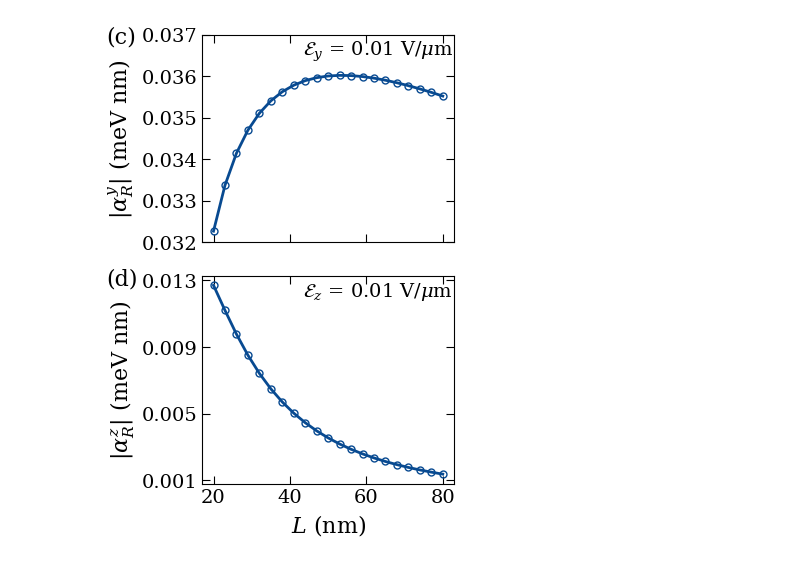
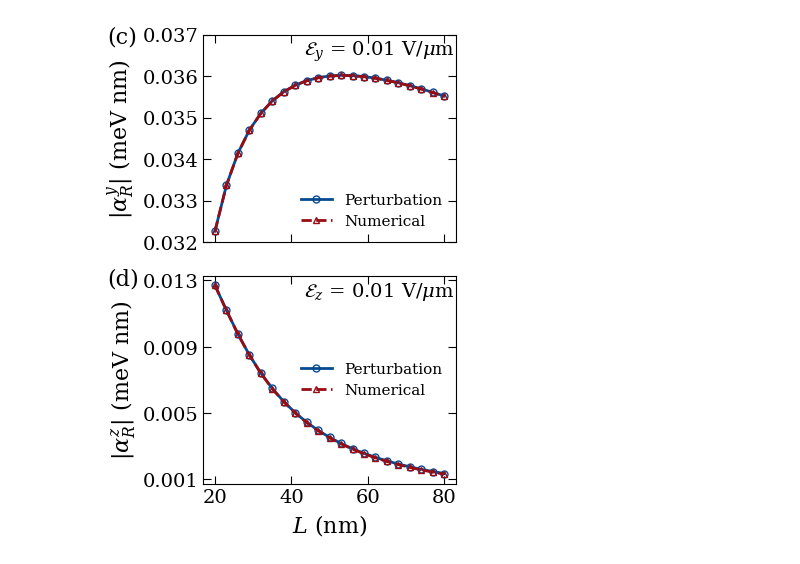
Before and after one commit to anirban8653/2H_Ge, a Jupyter notebook: weak_field/Rashba_modulation_Fig_9/plot_L_sweep.ipynb, the cells around one changed output. Cells and saved outputs as stored; diff of their text form; code cells hidden in the pictures.

```diff
--- a/weak_field/Rashba_modulation_Fig_9/plot_L_sweep.ipynb
+++ b/weak_field/Rashba_modulation_Fig_9/plot_L_sweep.ipynb
@@ -31,11 +31,23 @@ Ef_z = 0.1e-5
 # ==================================================
 # Load data
 # ==================================================
+filename_y_num = f"numerical_splitting_E_0.01_N100_y.dat"
+filename_z_num = f"numerical_splitting_N100_L800.0_z.dat"
+
 filename_y = f"Pymablock_Y_kx{kx_y}_E_{(Ef_y*10000):.3f}_N{N_y}.dat"
 filename_z = f"Pymablock_Z_kx{kx_z}_E_{(Ef_z*10000):.3f}_N{N_z}.dat"
 
 data_y = np.loadtxt(filename_y, comments="#")
 data_z = np.loadtxt(filename_z, comments="#")
+
+data_y_num = np.loadtxt(filename_y_num, comments="#")
+data_z_num = np.loadtxt(filename_z_num, comments="#")
+
+splitting_y_num = data_y_num[:, 3]
+splitting_z_num = data_z_num[:, 3]
+
+alpha_y_num = splitting_y_num / (2 * kx_y * 1e4)   #meV nm
+alpha_z_num = splitting_z_num / (2 * kx_z * 1e4)   #meV nm
 
 L_y_nm = data_y[:, 0]
 alpha_y_eVA = data_y[:, 1]
@@ -59,11 +71,23 @@ ax1.plot(
     alpha_y_meV_nm,
     'o-',
     color=blue_colors[2],
-    label=r"$\alpha_y$",
+    label="Perturbation",
     linewidth=2,
     markersize=5,
     markerfacecolor='None'
 )
+
+ax1.plot(
+    L_y_nm,
+    np.abs(alpha_y_num),
+    '^--',
+    color=red_colors[2],
+    label="Numerical",
+    linewidth=2,
+    markersize=5,
+    markerfacecolor='None'
+)
+
 ax1.set_ylabel(r"$|\alpha_R^y|$ (meV nm)", fontsize=16)
 
 # --- Right Plot: Z Direction ---
@@ -72,7 +96,17 @@ ax2.plot(
     alpha_z_meV_nm,
     'o-',
     color=blue_colors[2],
-    label=r"$\alpha_z$",
+    label="Perturbation",
+    linewidth=2,
+    markersize=5,
+    markerfacecolor='None'
+)
+ax2.plot(
+    L_z_nm,
+    np.abs(alpha_z_num),
+    '^--',
+    color=red_colors[2],
+    label="Numerical",
     linewidth=2,
     markersize=5,
     markerfacecolor='None'
@@ -85,39 +119,40 @@ for ax in [ax1, ax2]:
     ax.tick_params(direction='in', length=6, width=0.8,
                    top=True, right=True, labelsize=14)
     ax.set_xticks([20, 40, 60, 80])
+    ax.legend(fontsize=11, frameon=False, loc="best")
 ax2.set_xlabel(r"$L$ (nm)", fontsize=16)
 # Optional fixed y-ticks, adjust/remove depending on your data range
 ax1.set_yticks([0.032, 0.033, 0.034, 0.035, 0.036, 0.037])
 ax2.set_yticks([0.001, 0.005, 0.009, 0.013])
 
 # --- Text annotations ---
 ax1.text(0.4, 0.90,
          r"$\mathcal{E}_y$ = " + f"{Ef_y*10000:.2f}" + r" V/$\mu$m",
          transform=ax1.transAxes, fontsize=14)
 # ax1.text(0.4, 0.80,
 #          r"$k_x$ = " + f"{kx_y}" + r" $\AA^{-1}$",
 #          transform=ax1.transAxes, fontsize=14)
 
 ax2.text(0.4, 0.90,
          r"$\mathcal{E}_z$ = " + f"{Ef_z*10000:.2f}" + r" V/$\mu$m",
          transform=ax2.transAxes, fontsize=14)
 # ax2.text(0.4, 0.80,
 #          r"$k_x$ = " + f"{kx_z}" + r" $\AA^{-1}$",
 #          transform=ax2.transAxes, fontsize=14)
 
 # --- Panel labels (a), (b) ---
 ax1.text(-0.38, 1.04, "(c)", transform=ax1.transAxes,
          fontsize=16, va='top')
 ax2.text(-0.38, 1.04, "(d)", transform=ax2.transAxes,
          fontsize=16, va='top')
 
 # --- Layout ---
 plt.tight_layout()
 plt.subplots_adjust(wspace=0.4)
 
 # Save
-plt.savefig(f"alpha_vs_L_YZ_Ny{N_y}_Nz{N_z}.png", dpi=300)
-plt.savefig(f"alpha_vs_L_YZ_Ny{N_y}_Nz{N_z}.pdf", dpi=300)
+# plt.savefig("compare_plot.png", dpi=300)
+plt.savefig("compare_plot.pdf", dpi=300)
 plt.show()
 # %% [output]
-[figure, old version]
+[figure, new version]
```
Also changed, not shown: parts of 1 cell of this notebook, 14 other files.
